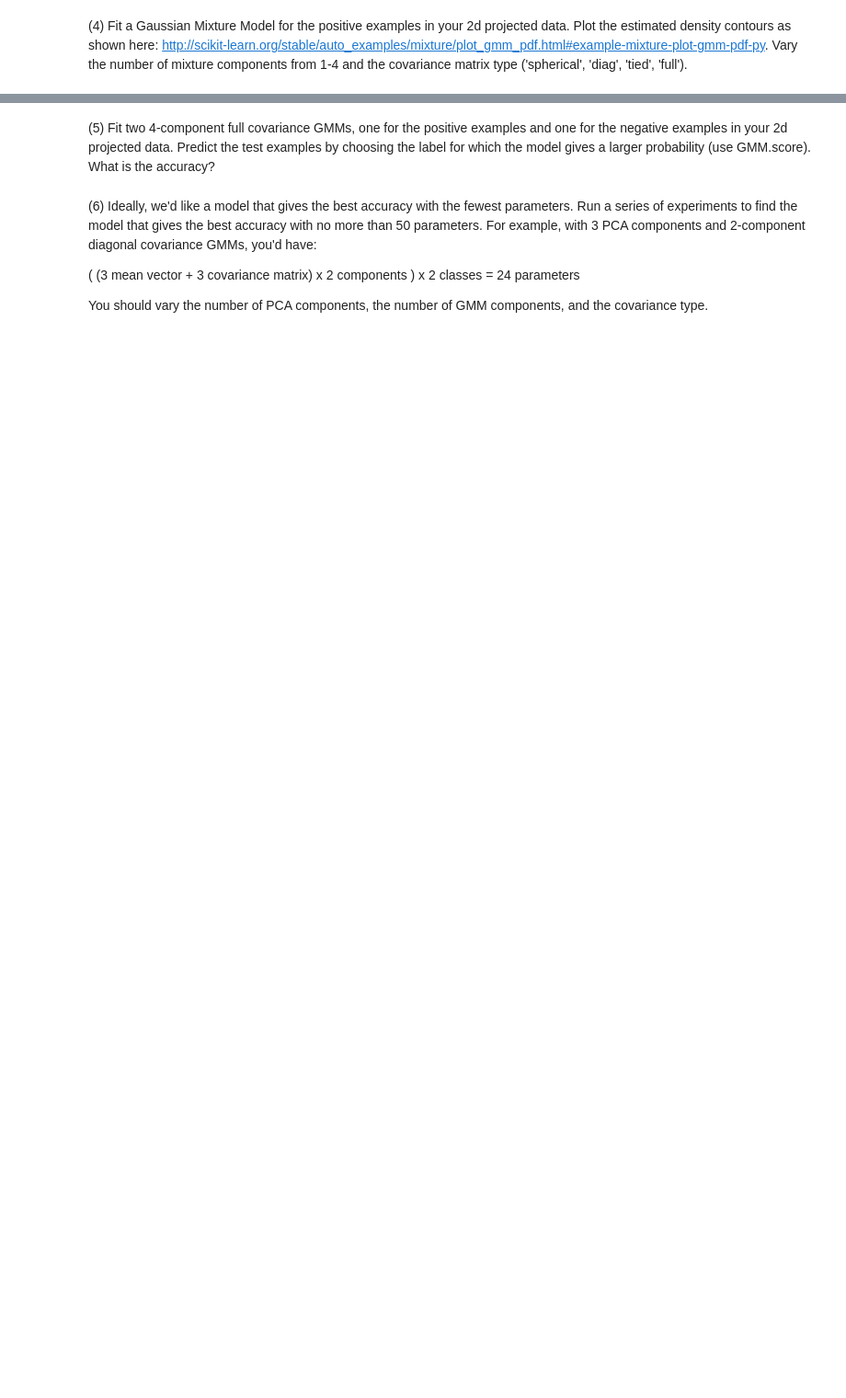
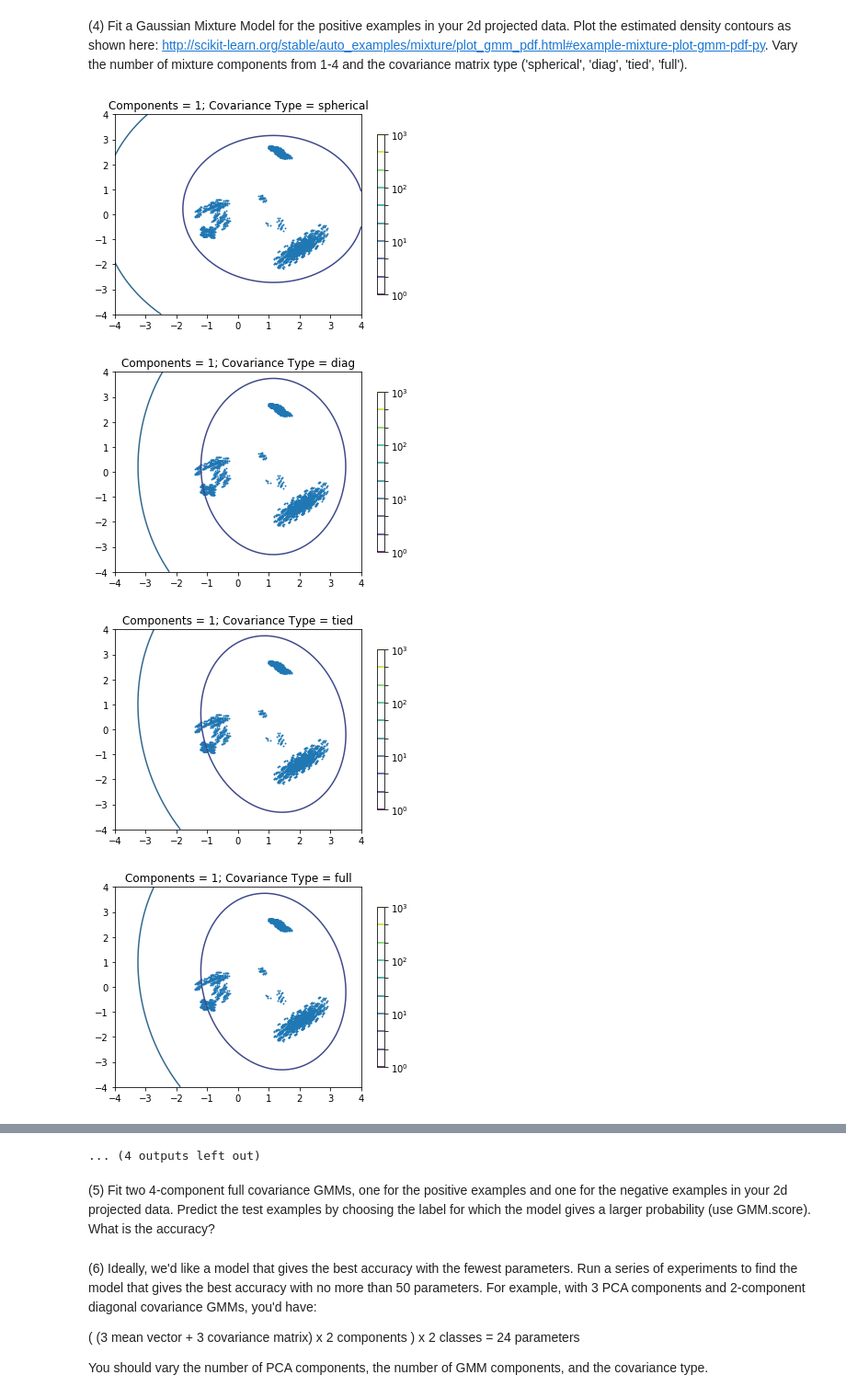
Before and after one commit to avinashsc/mids-w207-2018-0904, a Jupyter notebook: project3/avinash_chandrasekaran_p3.ipynb, the cells around one changed output, grey strips where cells are left out. Shown at 92% size. Saved outputs shown, nothing was run; the diff lists cells and outputs as text; code cells hidden in the pictures; blank space fills up the shorter version.

```diff
--- a/project3/avinash_chandrasekaran_p3.ipynb
+++ b/project3/avinash_chandrasekaran_p3.ipynb
@@ -155,0 +234,45 @@ P2()
+# %%
+import warnings
+warnings.filterwarnings("ignore")
+
+def P4():
+### STUDENT START ###
+
+    # Use only first 2 principal components
+    pca = PCA(n_components=2)
+    # Transform the coordinates into this new 2-D space
+    transformed_data = pca.fit_transform(train_data)
+    poisonous = transformed_data[np.where(train_labels == 1)]
+    non_poisonous = transformed_data[np.where(train_labels == 0)]
+
+    components = [1, 2, 3, 4]
+    covariance_types = ['spherical', 'diag', 'tied', 'full']
+
+    for component in components:
+        for covar_type in covariance_types:
+            gmm = GMM(n_components=component, covariance_type=covar_type)
+            gmm.fit(poisonous)
+
+            x = np.linspace(-4.0, 4.0, 100)
+            y = np.linspace(-4.0, 4.0, 100)
+            X, Y = np.meshgrid(x, y)
+            XX = np.array([X.ravel(), Y.ravel()]).T
+            Z = -gmm.score(XX)
+            Z = Z.reshape(X.shape)
+
+            CS = plt.contour(X, Y, Z, norm=LogNorm(vmin=1.0, vmax=1000.0),
+                             levels=np.logspace(0, 3, 10), aspect='equal')
+            CB = plt.colorbar(CS, shrink=0.8, extend='both')
+            plt.scatter(poisonous[:, 0], poisonous[:, 1], .8)
+            title = 'Components = ' + str(component) + '; Covariance Type = ' + covar_type
+            plt.title(title)
+            plt.axis('tight')
+            plt.show()
+### STUDENT END ###
+
+P4()
+# %% [output]
+[figure, added]
+[figure, added]
+[figure, added]
+[figure, added]
@@ -156,3 +287,4 @@ P2()
+... (4 outputs left out)
 # %% [markdown]
 (5) Fit two 4-component full covariance GMMs, one for the positive examples and one for the negative examples in your 2d projected data. Predict the test examples by choosing the label for which the model gives a larger probability (use GMM.score). What is the accuracy?
 # %%
```
Also changed, not shown: parts of 6 cells of this notebook.
